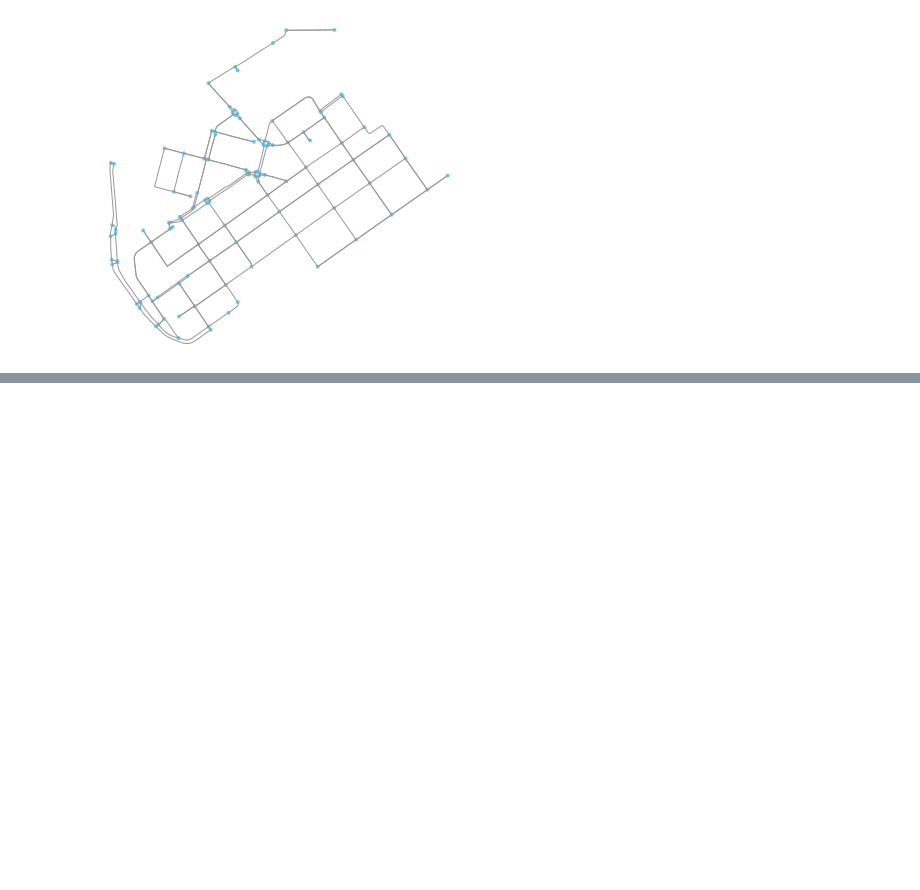
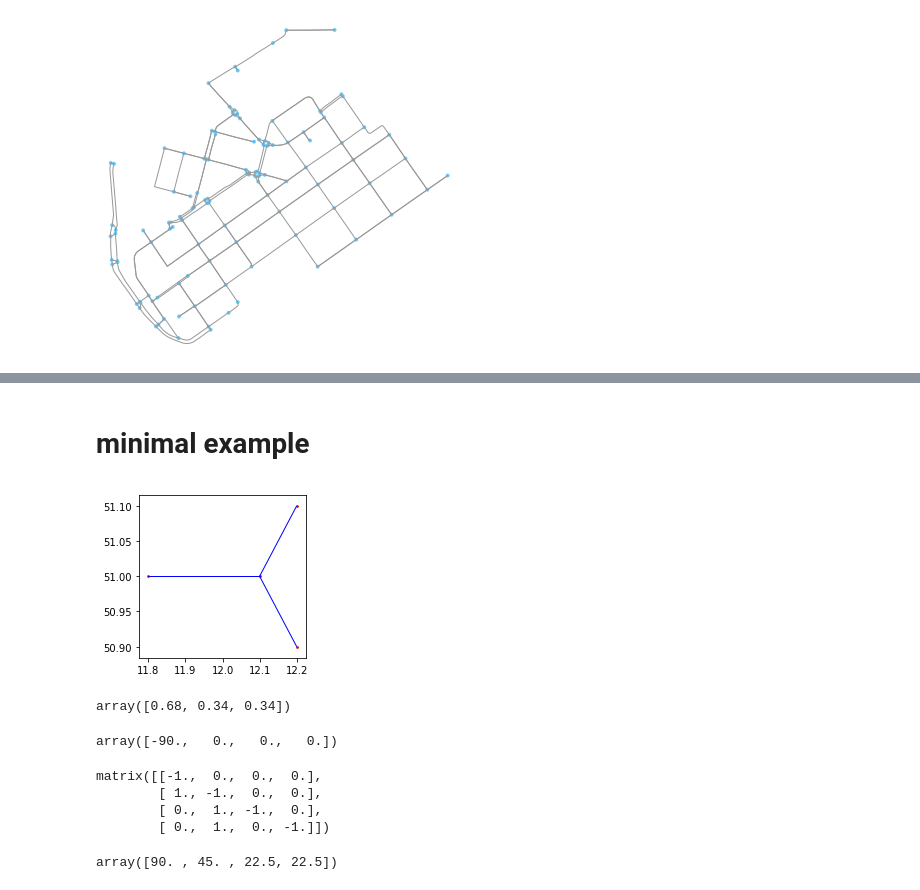
Before and after one commit to jnnr/models_oemof, a Jupyter notebook: DHN_model/DHN_model_prototyping_import_module.ipynb, the cells around one changed output, grey strips where cells are left out. Drawn from its saved outputs; the diff is of its cells as text; code cells hidden in the pictures; blank space fills up the shorter version.

Commit message:
Add minimal example

```diff
--- a/DHN_model/DHN_model_prototyping_import_module.ipynb
+++ b/DHN_model/DHN_model_prototyping_import_module.ipynb
@@ -230,0 +387,26 @@ fig, ax = ox.plot_graph(graph)
+# %% [markdown]
+# minimal example
+# %%
+edge_list = pd.read_csv('data/edge_list_min.csv', header=0, index_col='pipe_no')
+node_list = pd.read_csv('data/node_list_min.csv')
+G_mini = input_output.create_network(edge_list, node_list)
+plotting.draw_G(G_mini, 3, 3)
+# %% [output]
+[figure, added]
+# %%
+m_node = create_m_node(G_mini)
+
+start = time.time()
+#pipe_flows = simulation.hydraulics_known_flows_wo_loops(G2, m_node)
+btw = time.time()
+pipe_flows_v2 = simulation.hydraulics_known_flows_wo_loops_v2(G_mini, m_node)
+pipe_flows_v2
+# %% [output]
+array([0.68, 0.34, 0.34])
+# %%
+n_nodes = len(G_mini.nodes)
+DT = np.zeros(n_nodes)
+DT[0] = -90
+DT
+# %% [output]
+array([-90.,   0.,   0.,   0.])
@@ -230,0 +415,11 @@ fig, ax = ox.plot_graph(graph)
+# %%
+adj.T - np.identity(n_nodes)
+# %% [output]
+matrix([[-1.,  0.,  0.,  0.],
+        [ 1., -1.,  0.,  0.],
+        [ 0.,  1., -1.,  0.],
+        [ 0.,  1.,  0., -1.]])
+# %%
+np.linalg.solve(adj.T*0.5 - np.identity(n_nodes), DT)
+# %% [output]
+array([90. , 45. , 22.5, 22.5])
```
Also changed, not shown: parts of 23 cells of this notebook, 1 other file.
